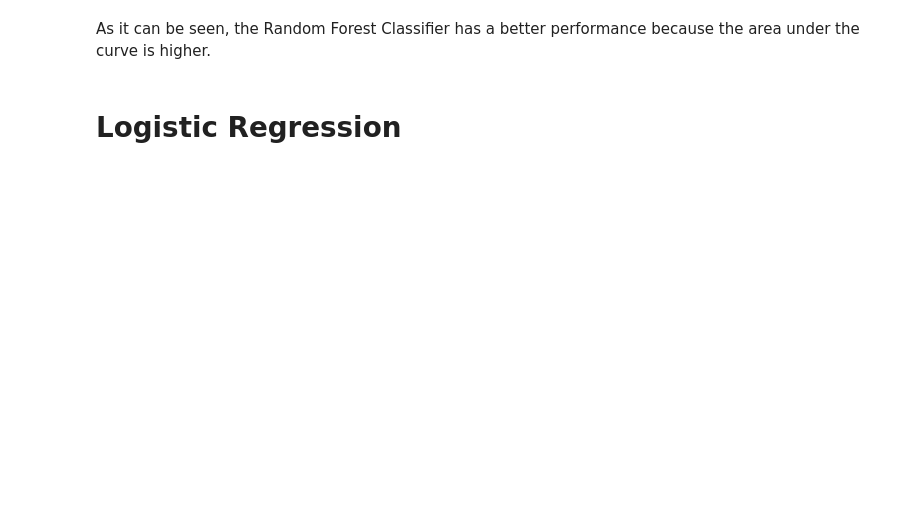
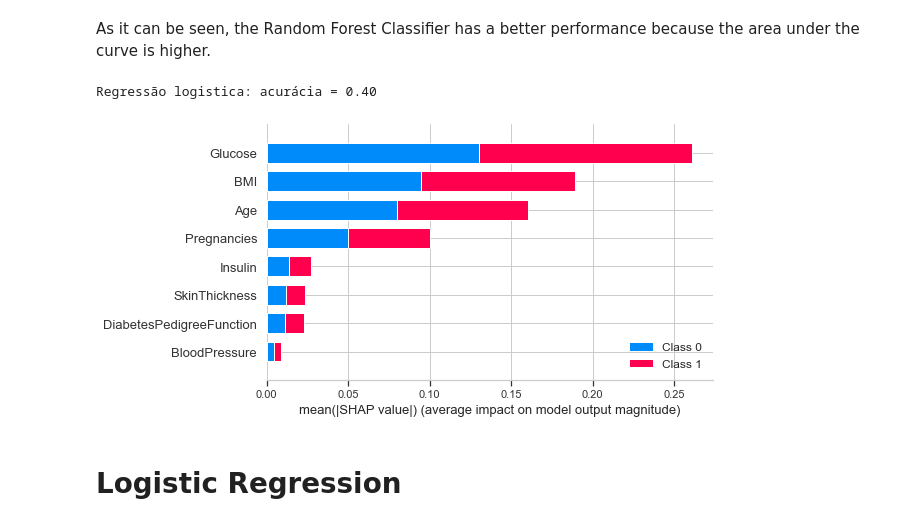
Before and after one commit to MatFreitas/diabetes-predictor, a Jupyter notebook: Projeto .ipynb, the cells around one changed output. Cells and saved outputs as stored; diff of their text form; code cells hidden in the pictures; blank space fills up the shorter version.

Commit message:
graph de valores de variaveis

```diff
--- a/Projeto .ipynb
+++ b/Projeto .ipynb
@@ -463,10 +497,19 @@ from sklearn.metrics import accuracy_score
 forest_clf.fit(diabetes_train, diabetes_labels)
 
 
-y_pred=forest_clf.predict(strat_test_set)
+by_pred=forest_clf.predict(strat_test_set)
 
 acc = accuracy_score(y_test, y_pred)
 print('Regressão logistica: acurácia = {:.2f}'.format(acc))
+# %% [output]
+Regressão logistica: acurácia = 0.40
+# %%
+# explain all the predictions in the test set
+explainer = shap.TreeExplainer(forest_clf)
+shap_values = explainer.shap_values(strat_test_set)
+shap.summary_plot(shap_values, strat_test_set)
+# %% [output]
+[figure, added]
 # %% [markdown]
 # Logistic Regression
 # %%
```
Also changed, not shown: parts of 20 cells of this notebook.
